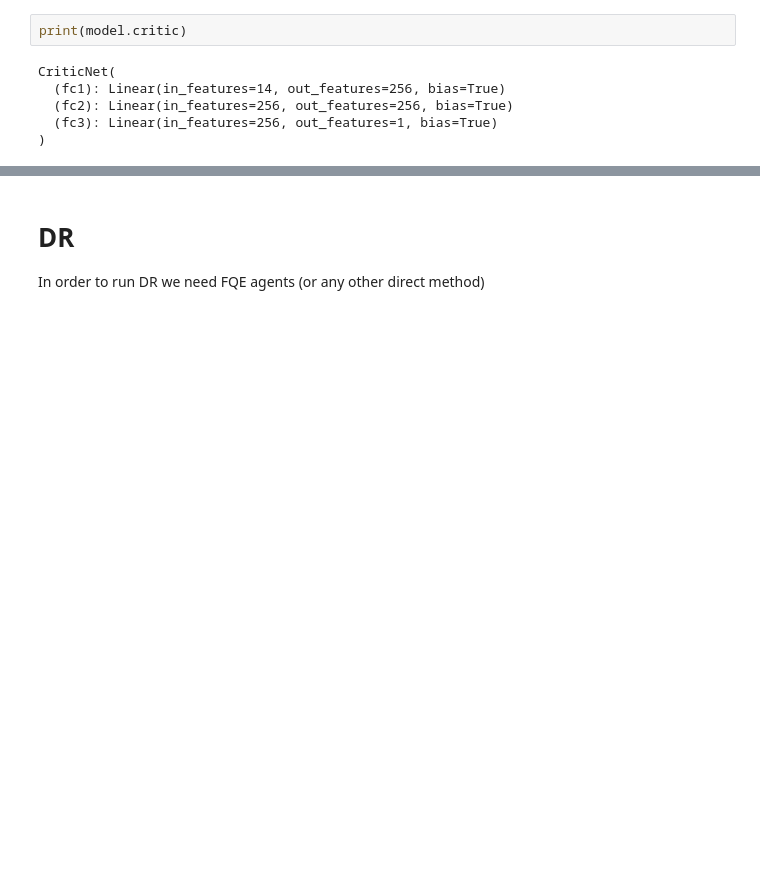
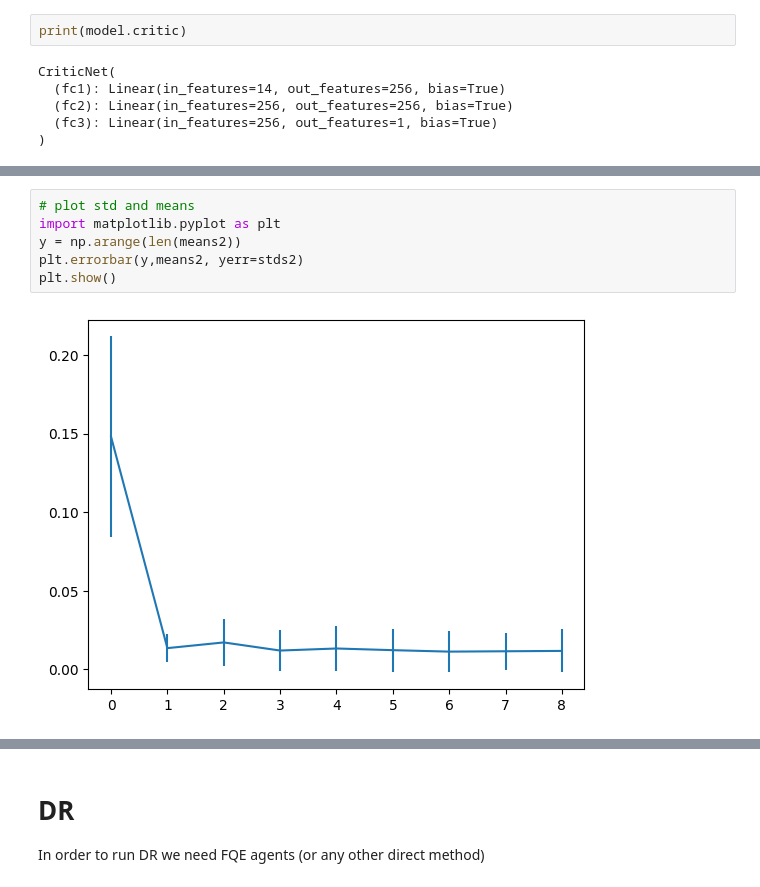
Before and after one commit to HyberionBrew/f110_dope, a Jupyter notebook: run_ope.ipynb, the cells around one changed output, grey strips where cells are left out. Cells and saved outputs as stored; diff of their text form; blank space fills up the shorter version.

```diff
--- a/run_ope.ipynb
+++ b/run_ope.ipynb
@@ -291,3 +260,11 @@ saved as runs/StochasticContinousFTGAgent_0.5_2_0.2_0.3_2.0 0
+# %%
+# plot std and means
+import matplotlib.pyplot as plt
+y = np.arange(len(means2))
+plt.errorbar(y,means2, yerr=stds2)
+plt.show()
+# %% [output]
+[figure, added]
 # %%
 # plot std and means
 import matplotlib.pyplot as plt
```
Also changed, not shown: parts of 5 cells of this notebook, 5 other files.
